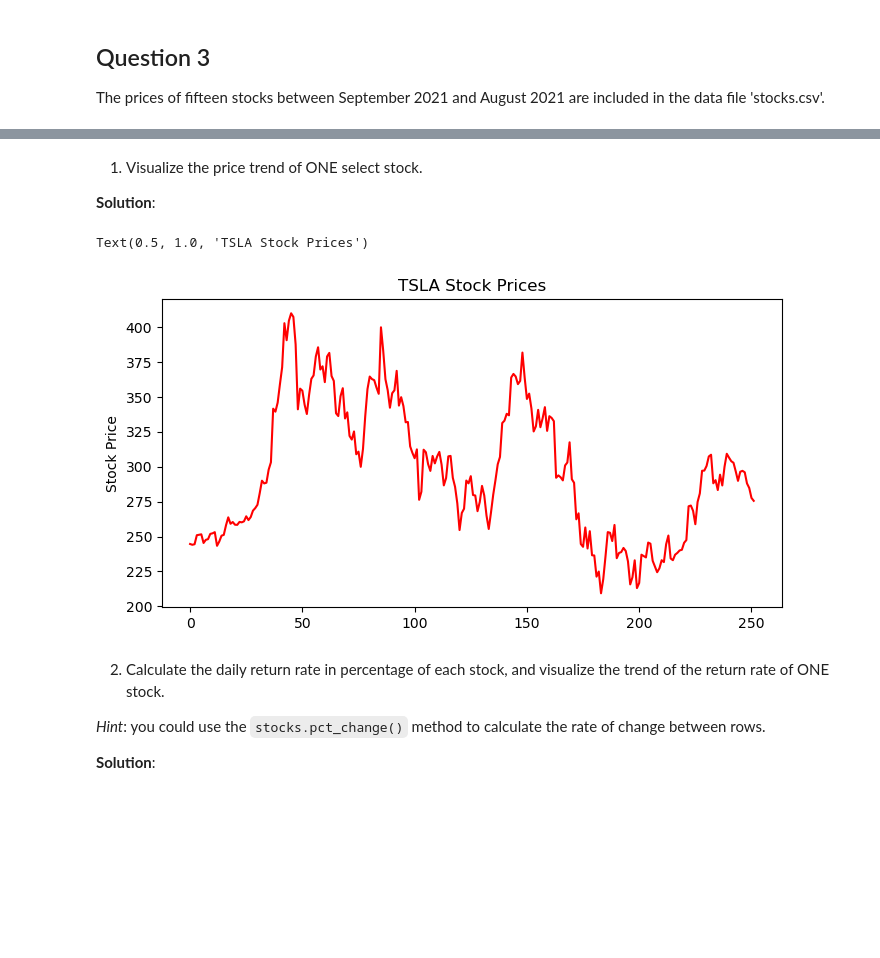
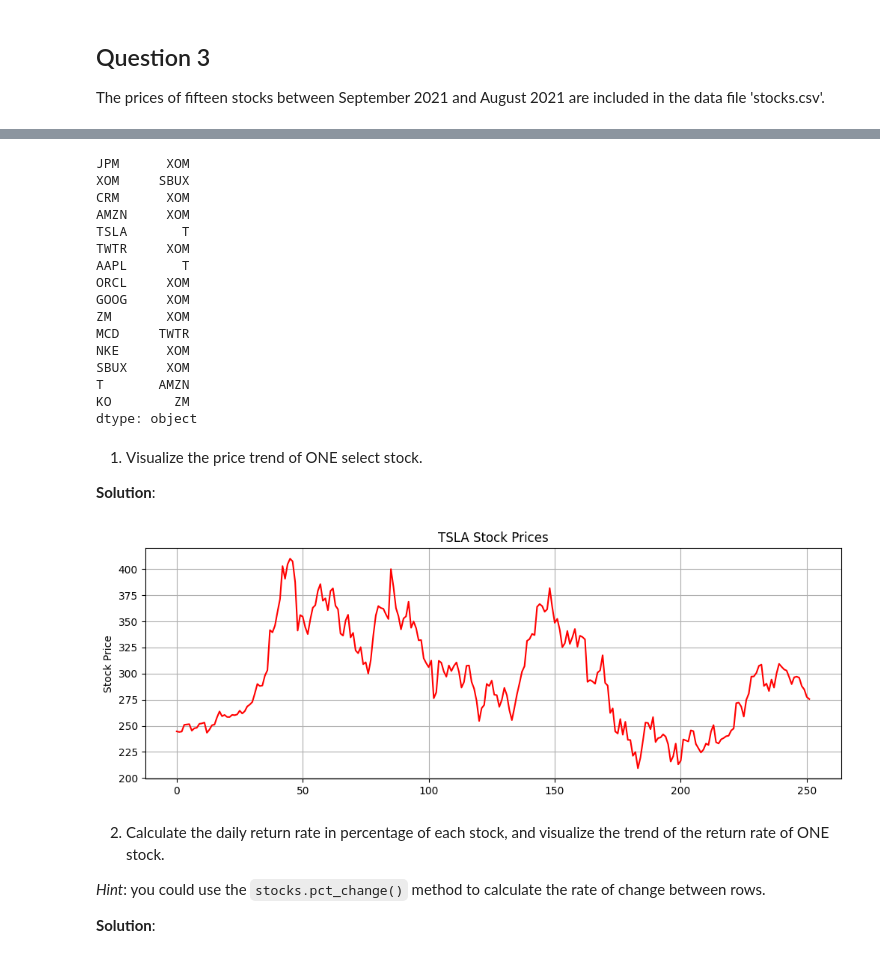
Before and after one commit to moses1998lee/Git, a Jupyter notebook: DAO2702X/Exercise7.ipynb, the cells around one changed output, grey strips where cells are left out. Drawn from its saved outputs; the diff is of its cells as text; code cells hidden in the pictures; blank space fills up the shorter version.

```diff
--- a/DAO2702X/Exercise7.ipynb
+++ b/DAO2702X/Exercise7.ipynb
@@ -204,7 +223,7 @@ plt.legend(['CCR', 'RCR', 'OCR'])
 
 The prices of fifteen stocks between September 2021 and August 2021 are included in the data file 'stocks.csv'.
 # %%
-df = pd.read_csv(r"C:\Users\moses\Desktop\Y4S1\DAO2702X\Seminar 6\stocks.csv")
+df = pd.read_csv(r"C:\Users\moses\Documents\Git\DAO2702X\Wk 8\stocks.csv")
 df.head()
 # %% [output]
 |  | JPM | XOM | CRM | AMZN | TSLA | TWTR | AAPL | ORCL | GOOG | ZM | MCD | ... |
@@ -213,6 +232,28 @@ df.head()
 | 2 | 155.058945 | 52.495712 | 267.079987 | 173.902496 | 244.523331 | 64.660004 | 153.440186 | 88.611557 | 144.774994 | 298.290009 | 233.608871 | ... |
 | 3 | 154.786728 | 52.189560 | 265.209991 | 175.464493 | 250.973328 | 64.980003 | 155.816879 | 87.351303 | 145.518997 | 299.959991 | 231.036270 | ... |
 | 4 | 154.096451 | 51.711193 | 262.619995 | 176.274994 | 251.289993 | 62.270000 | 154.245682 | 88.089737 | 144.883499 | 293.600006 | 233.413239 | ... |
+# %%
+df_corr = df.corr()
+
+d = df_corr.idxmin()
+d
+# %% [output]
+JPM      XOM
+XOM     SBUX
+CRM      XOM
+AMZN     XOM
+TSLA       T
+TWTR     XOM
+AAPL       T
+ORCL     XOM
+GOOG     XOM
+ZM       XOM
+MCD     TWTR
+NKE      XOM
+SBUX     XOM
+T       AMZN
+KO        ZM
+dtype: object
 # %% [markdown]
 1. Visualize the price trend of ONE select stock.
 
@@ -220,16 +261,16 @@ df.head()
 # %%
 # Selected Tsla
 TSLA_prices = df['TSLA']
 
 TSLA_prices.shape
 
-plt.figure(figsize = (8,4))
+plt.figure(figsize = (12,4))
 plt.plot(TSLA_prices, color = 'red')
 plt.ylabel("Stock Price")
 plt.title("TSLA Stock Prices")
+plt.grid()
 # %% [output]
-Text(0.5, 1.0, 'TSLA Stock Prices')
-[figure, old version]
+[figure, new version]
 # %% [markdown]
 2. Calculate the daily return rate in percentage of each stock, and visualize the trend of the return rate of ONE stock.
 
```
Also changed, not shown: parts of 15 cells of this notebook, 2 other files.
